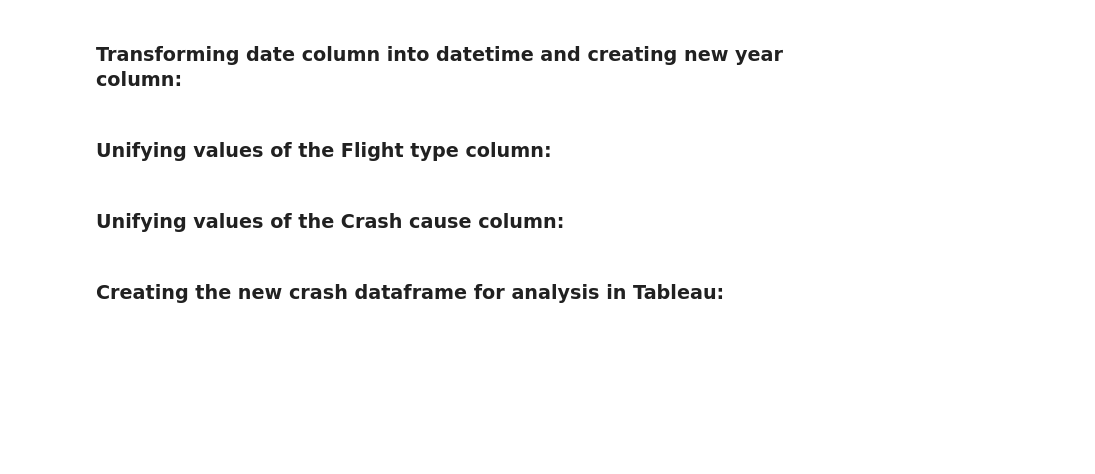
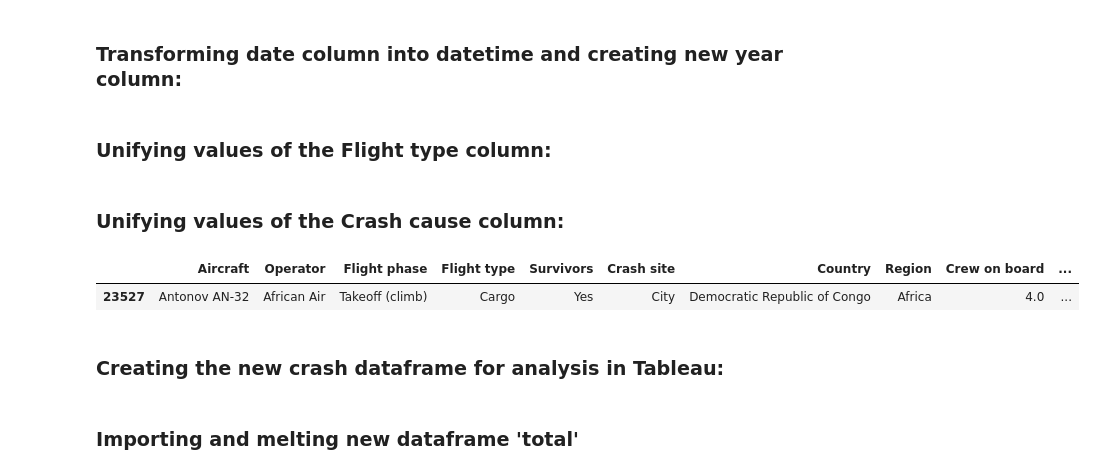
Before and after one commit to PedroPavanii/plane_crash, a Jupyter notebook: EDA.ipynb, the cells around one changed output. Cells and saved outputs as stored; diff of their text form; code cells hidden in the pictures; blank space fills up the shorter version.

Commit message:
create total

```diff
--- a/EDA.ipynb
+++ b/EDA.ipynb
@@ -100,7 +100,15 @@ crash['Flight type'] = crash['Flight type'].replace('Charter/Taxi (Non Airline F
 ### Unifying values of the Crash cause column:
 # %%
 crash['Crash cause'] = crash['Crash cause'].replace('Unknown', 'Other causes')
+# %%
+
+crash[(crash['Aircraft']=='Antonov AN-32') & (crash['Total fatalities'] > 100)]
+# %% [output]
+|  | Aircraft | Operator | Flight phase | Flight type | Survivors | Crash site | Country | Region | Crew on board | ... |
+| 23527 | Antonov AN-32 | African Air | Takeoff (climb) | Cargo | Yes | City | Democratic Republic of Congo | Africa | 4.0 | ... |
 # %% [markdown]
 ### Creating the new crash dataframe for analysis in Tableau:
 # %%
 crash.to_csv(r'C:\Users\pedro\OneDrive\Área de Trabalho\plane_crash\crash.csv', index=False)
+# %% [markdown]
+### Importing and melting new dataframe 'total'
```
Also changed, not shown: parts of 3 cells of this notebook, 3 other files.
